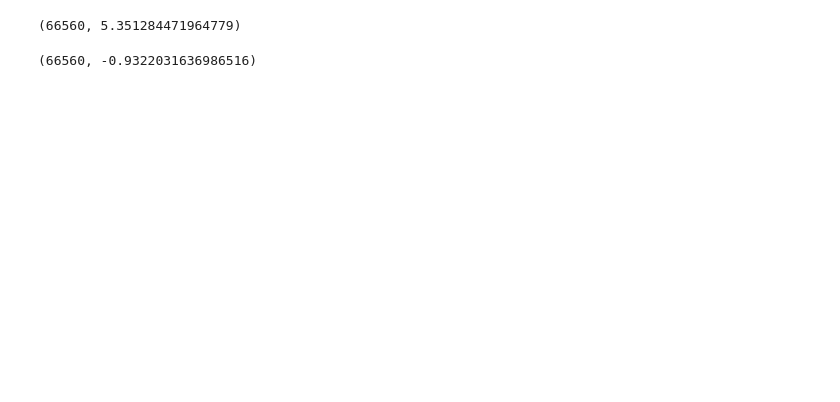
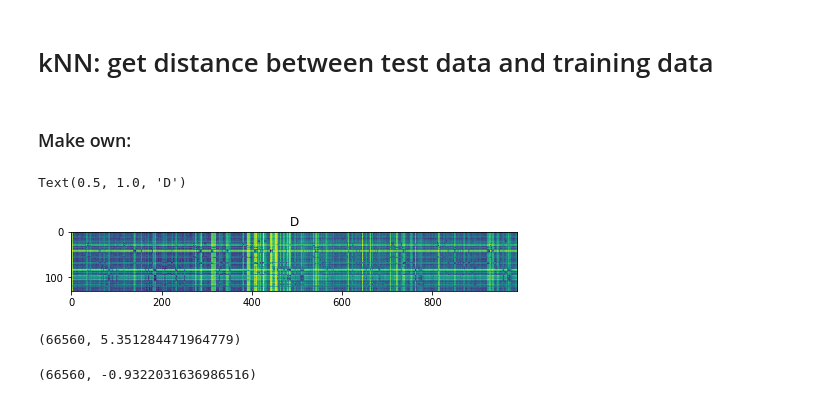
Before and after one commit to sunwookimiub/Old_MJ_kNN_SS, a Jupyter notebook: kNN_SS_PythonVersion.ipynb, the cells around one changed output. Drawn from its saved outputs; the diff is of its cells as text; code cells hidden in the pictures; blank space fills up the shorter version.

```diff
--- a/kNN_SS_PythonVersion.ipynb
+++ b/kNN_SS_PythonVersion.ipynb
@@ -25,5 +54,14 @@ IBM = 1*(trS > trN)
+# %% [markdown]
+# kNN: get distance between test data and training data
+# %% [markdown]
+### Make own:
 # %%
 D = cdist(abs(teX).T,trX.T,'cosine')
+f, a0 = plt.subplots(1,1,figsize=(8, 8))
+a0.imshow(D); a0.set_title("D")
+# %% [output]
+Text(0.5, 1.0, 'D')
+[figure, added]
 # %%
 Ds, DsIdx = np.sort(D,1), np.argsort(D,1)
 # %%
```
Also changed, not shown: parts of 7 cells of this notebook.
